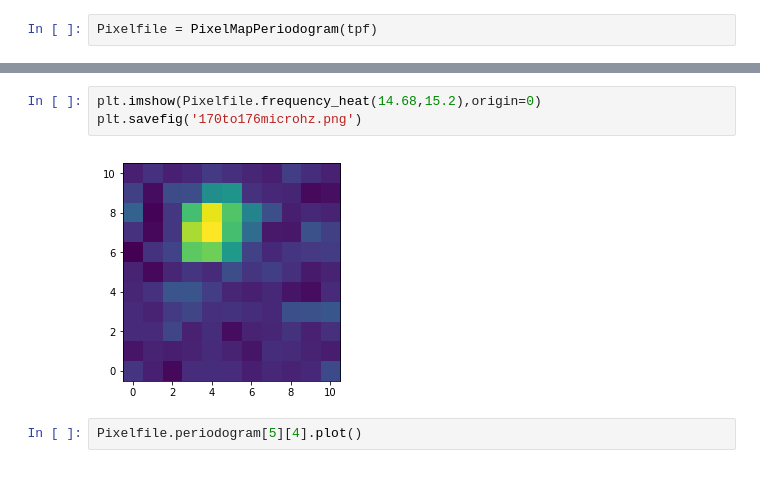
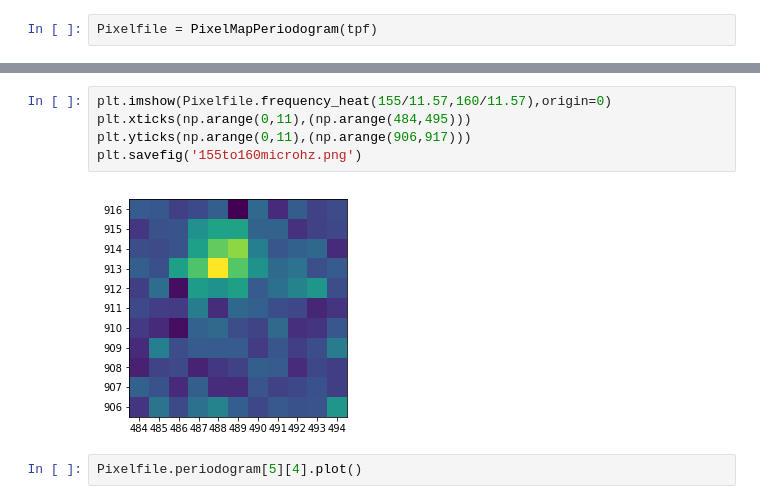
Before and after one commit to Higgins00/AstroResearch, a Jupyter notebook: More Tidy Class.ipynb, the cells around one changed output, grey strips where cells are left out. Drawn from its saved outputs; the diff is of its cells as text.

```diff
--- a/More Tidy Class.ipynb
+++ b/More Tidy Class.ipynb
@@ -676,11 +678,13 @@ Pixelfile = PixelMapPeriodogram(tpf)
 Pixelfile.show_interact_widget()
 # %% [output]
 [interactive output not drawn]
-# %%
-plt.imshow(Pixelfile.frequency_heat(14.68,15.2),origin=0)
-plt.savefig('170to176microhz.png')
-# %% [output]
-[figure, removed]
+# %%
+plt.imshow(Pixelfile.frequency_heat(155/11.57,160/11.57),origin=0)
+plt.xticks(np.arange(0,11),(np.arange(484,495)))
+plt.yticks(np.arange(0,11),(np.arange(906,917)))
+plt.savefig('155to160microhz.png')
+# %% [output]
+[figure, added]
 # %%
 Pixelfile.periodogram[5][4].plot()
 # %% [output]
```
Also changed, not shown: parts of 1 cell of this notebook, 5 other files.
